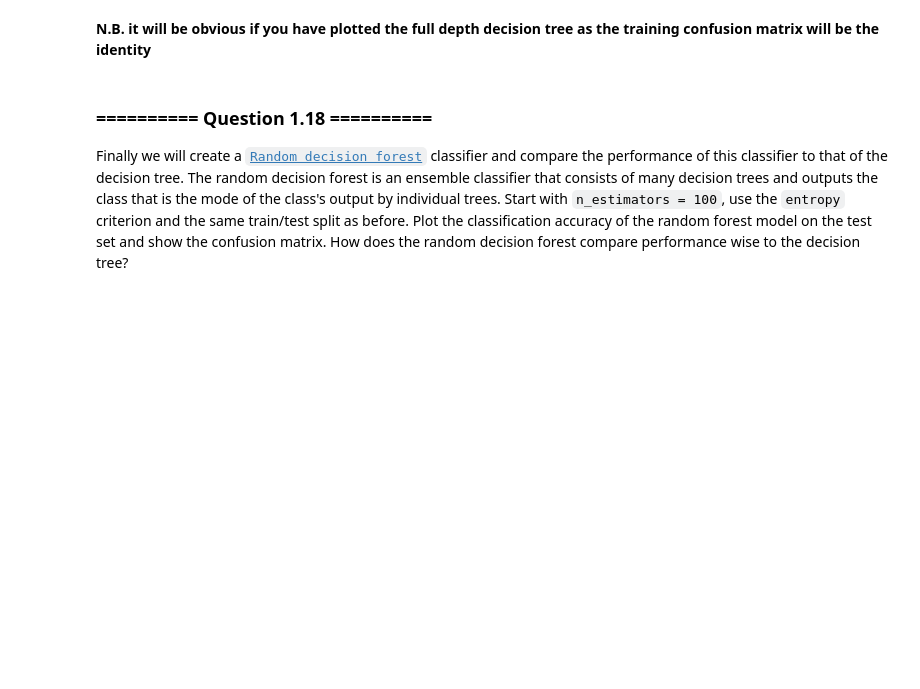
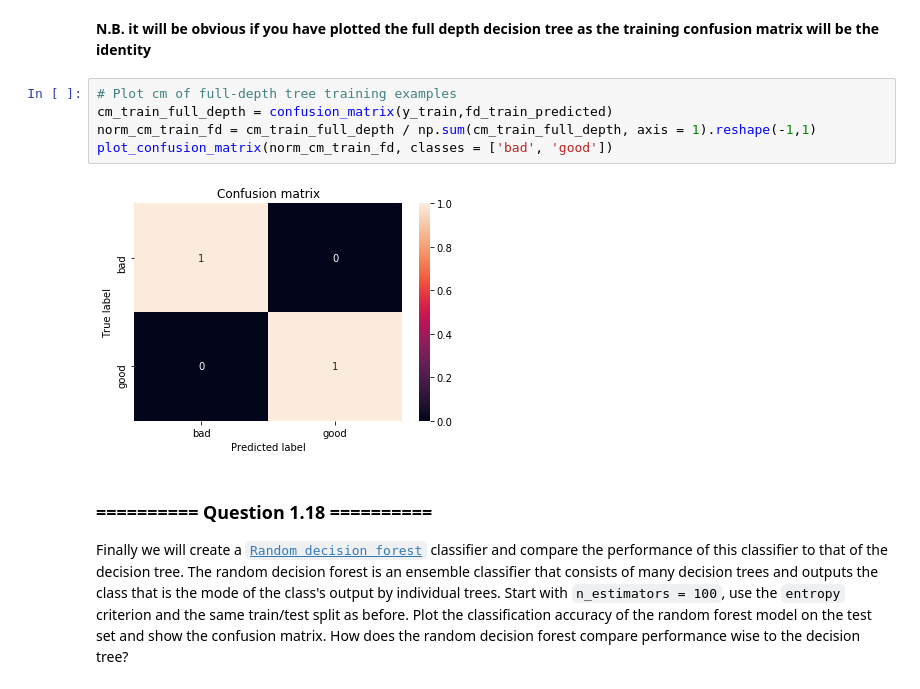
Before and after one commit to ZornitsaAsanska/iaml-labs, a Jupyter notebook: Labs/02 - Decision Trees and Linear Regression.ipynb, the cells around one changed output. Drawn from its saved outputs; the diff is of its cells as text; blank space fills up the shorter version.

```diff
--- a/Labs/02 - Decision Trees and Linear Regression.ipynb
+++ b/Labs/02 - Decision Trees and Linear Regression.ipynb
@@ -419,6 +419,13 @@ plot_confusion_matrix(norm_cm_test, classes = ['bad', 'good'])
 [figure]
 # %% [markdown]
 **N.B. it will be obvious if you have plotted the full depth decision tree as the training confusion matrix will be the identity**
+# %%
+# Plot cm of full-depth tree training examples
+cm_train_full_depth = confusion_matrix(y_train,fd_train_predicted)
+norm_cm_train_fd = cm_train_full_depth / np.sum(cm_train_full_depth, axis = 1).reshape(-1,1)
+plot_confusion_matrix(norm_cm_train_fd, classes = ['bad', 'good'])
+# %% [output]
+[figure, added]
 # %% [markdown]
 ### ========== Question 1.18 ==========
 
```
Also changed, not shown: parts of 26 cells of this notebook.
